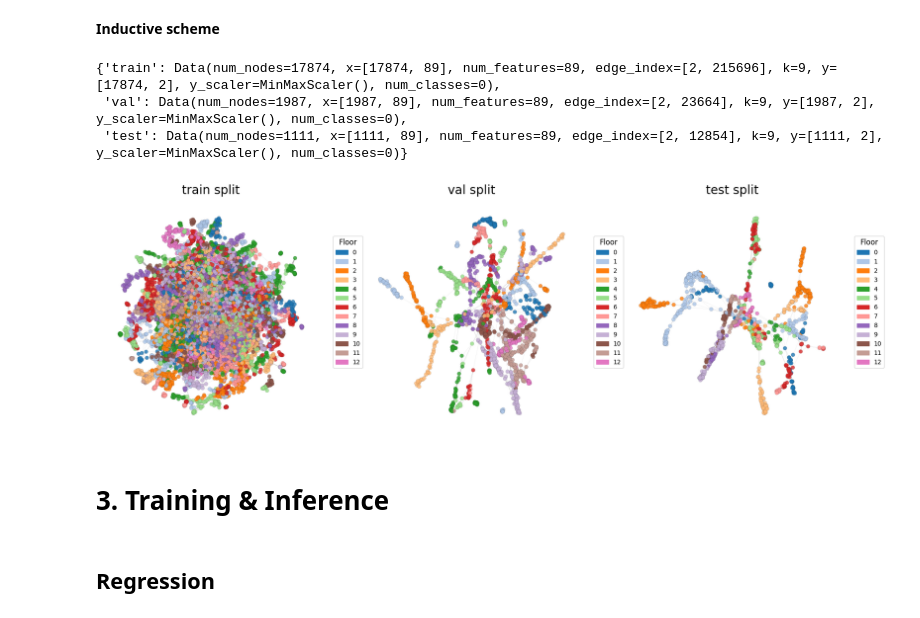
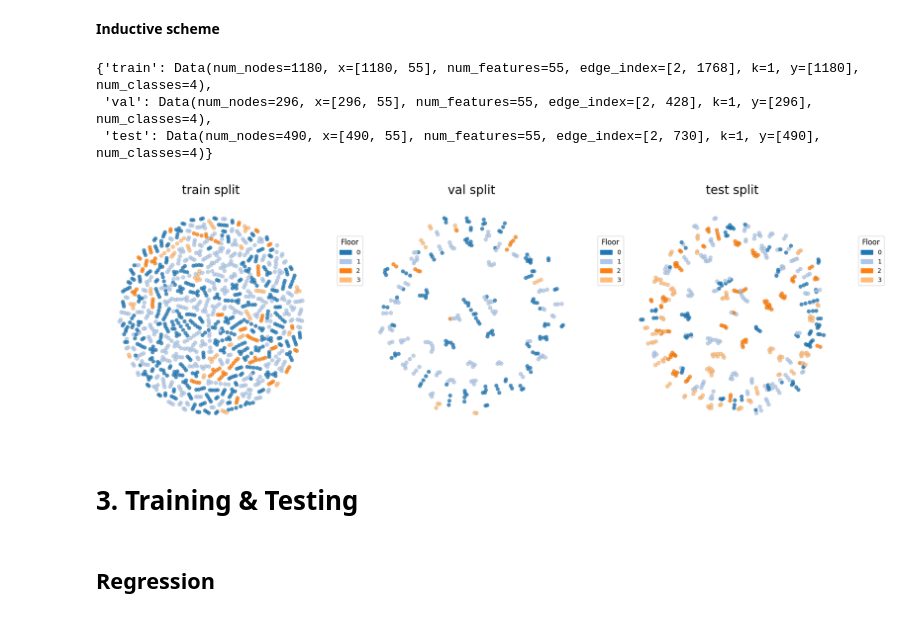
Before and after one commit to mfpscidev/indoorloc-inductive-gnn, a Jupyter notebook: notebooks/evaluation.ipynb, the cells around one changed output. Drawn from its saved outputs; the diff is of its cells as text; code cells hidden in the pictures.

Commit message:
evaluation.ipynb: Adapt notebook to refactored training and testing pipeline

```diff
--- a/notebooks/evaluation.ipynb
+++ b/notebooks/evaluation.ipynb
@@ -197,31 +194,25 @@ dataset="UJI1"
-# %%
-gvizs = indoorloc_vizs.GraphVisualizer()
 # %%
-graph_datas[dataset][4]['inductive'].reg
+gdata = graph_datas["TUT1"][0]['splits'][0].cls
+gdata
 # %% [output]
-{'train': Data(num_nodes=17874, x=[17874, 89], num_features=89, edge_index=[2, 215696], k=9, y=[17874, 2], y_scaler=MinMaxScaler(), num_classes=0),
- 'val': Data(num_nodes=1987, x=[1987, 89], num_features=89, edge_index=[2, 23664], k=9, y=[1987, 2], y_scaler=MinMaxScaler(), num_classes=0),
- 'test': Data(num_nodes=1111, x=[1111, 89], num_features=89, edge_index=[2, 12854], k=9, y=[1111, 2], y_scaler=MinMaxScaler(), num_classes=0)}
+{'train': Data(num_nodes=1180, x=[1180, 55], num_features=55, edge_index=[2, 1768], k=1, y=[1180], num_classes=4),
+ 'val': Data(num_nodes=296, x=[296, 55], num_features=55, edge_index=[2, 428], k=1, y=[296], num_classes=4),
+ 'test': Data(num_nodes=490, x=[490, 55], num_features=55, edge_index=[2, 730], k=1, y=[490], num_classes=4)}
 # %%
 fig, axes = plt.subplots(1, 3, figsize=(18, 6))
 
 splits = ['train', 'val', 'test']
-graph_objs = [
-    graph_datas[dataset][3]['inductive'].cls['train'],
-    graph_datas[dataset][3]['inductive'].cls['val'],
-    graph_datas[dataset][3]['inductive'].cls['test']
-]
 
-for ax, split, gdata in zip(axes, splits, graph_objs):
-    gvizs.draw_graph(gdata, scheme="inductive", cluster="class", ax=ax)
+for ax, split in zip(axes, splits):
+    gvizs.draw_graph(gdata[split], scheme="inductive", cluster="class", ax=ax)
     ax.set_title(f"{split} split", fontsize=20)
 
 plt.tight_layout()
 plt.show()
 # %% [output]
-[figure, old version]
+[figure, new version]
 # %% [markdown]
-# 3. Training & Inference
+# 3. Training & Testing
 # %% [markdown]
 ## Regression
 # %% [markdown]
```
Also changed, not shown: parts of 10 cells of this notebook.
